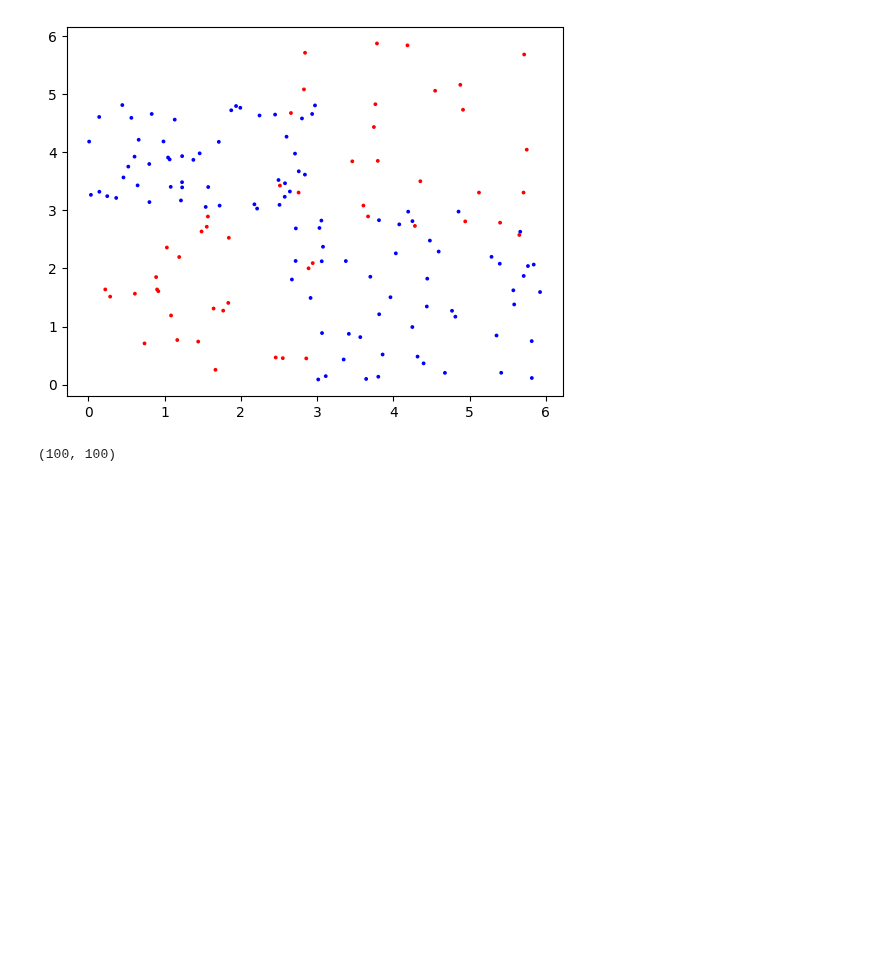
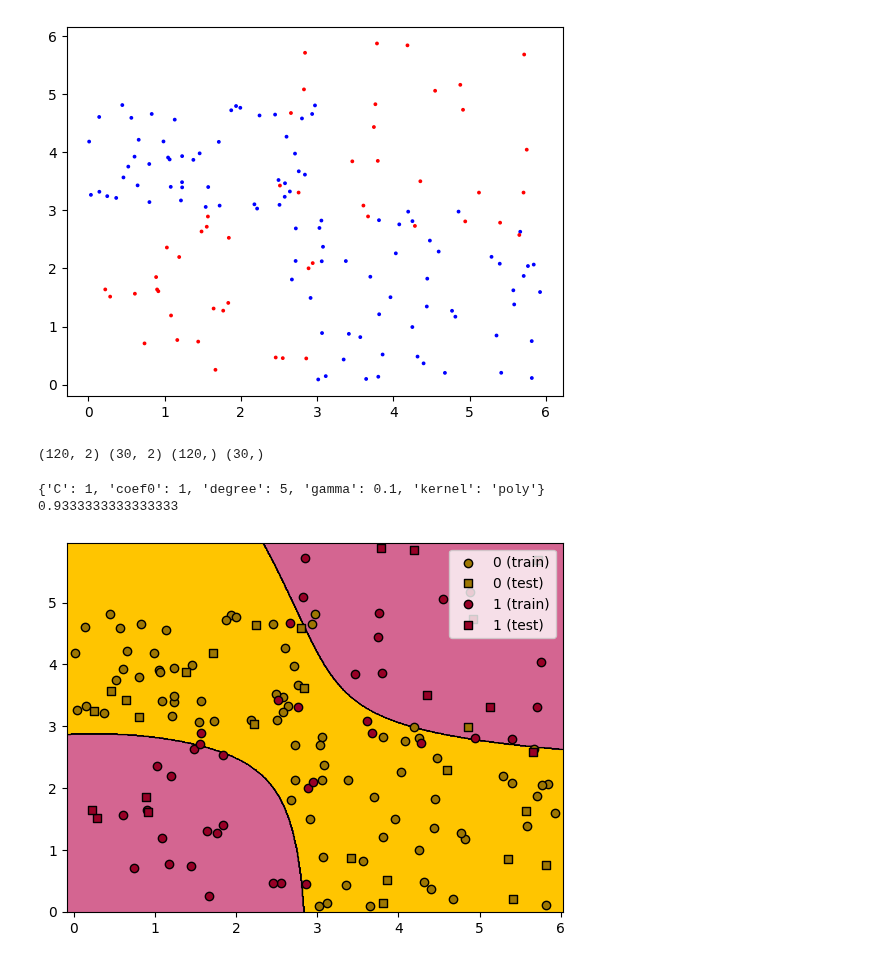
Before and after one commit to vhrollo/3-semester, a Jupyter notebook: INF264/homework/homework4.ipynb, the cells around one changed output. Drawn from its saved outputs; the diff is of its cells as text; code cells hidden in the pictures; blank space fills up the shorter version.

```diff
--- a/INF264/homework/homework4.ipynb
+++ b/INF264/homework/homework4.ipynb
@@ -31,12 +32,15 @@ plt.show()
 [figure]
 # %%
 # splitting the data
-X_train, X_test, Y_train, Y_test = train_test_split(
+X_train, X_test, y_train, y_test = train_test_split(
     datapoints[:,:2],
     datapoints[:,2],
     test_size=0.2,
     random_state=seed,
     )
+print(X_train.shape, X_test.shape, y_train.shape, Y_test.shape)
+# %% [output]
+(120, 2) (30, 2) (120,) (30,)
 # %%
 # 2. Train the SVM
 grid = {
@@ -48,16 +52,30 @@ grid = {
 }
 
 clf = GridSearchCV(SVC(), grid, n_jobs=-1)
-clf.fit(X_train, Y_train)
-
-clf.best_params_
-clf.best_score_
+clf.fit(X_train, y_train)
+print(clf.best_params_)
+print(clf.score(X_test, y_test))
+# %% [output]
+{'C': 1, 'coef0': 1, 'degree': 5, 'gamma': 0.1, 'kernel': 'poly'}
+0.9333333333333333
-# %%
-# plot the decision boundary
-
-w0_values = np.linspace( 0, 6, 100)
-w1_values = np.linspace( 0, 6, 100)
-W0, W1 = np.meshgrid(w0_values, w1_values)
-print(W0.shape)
-# %% [output]
-(100, 100)
+# %%
+# plot the decision boundary
+dark_cmap = mcolors.ListedColormap(["#9E7702", "#980026"])
+light_cmap = mcolors.ListedColormap(["#FFC500", "#D46591"])
+
+w0_values = np.arange( X.min() - 0.1, X.max() + 0.1, 0.01)
+w1_values = np.arange( Y.min() - 0.1, Y.max() + 0.1, 0.01)
+W0, W1 = np.meshgrid(w0_values, w1_values)
+grid = np.c_[W0.ravel(), W1.ravel()]
+Z = clf.predict(grid).reshape(W0.shape)
+
+plt.contourf(W0, W1, Z, cmap=light_cmap, levels=[-1, 0, 1])
+plt.contour(W0, W1, Z, colors='black', linewidths=0.5)
+
+for target in range(2):
+    plt.scatter(*X_train[y_train == target].T, color=dark_cmap(target), label=f"{target} (train)", edgecolors='black', zorder=2, marker='o')
+    plt.scatter(*X_test[y_test == target].T, color=dark_cmap(target), label=f"{target} (test)", edgecolors='black', zorder=2, marker='s')
+plt.legend()
+plt.show()
+# %% [output]
+[figure, added]
```
Also changed, not shown: parts of 1 cell of this notebook.
